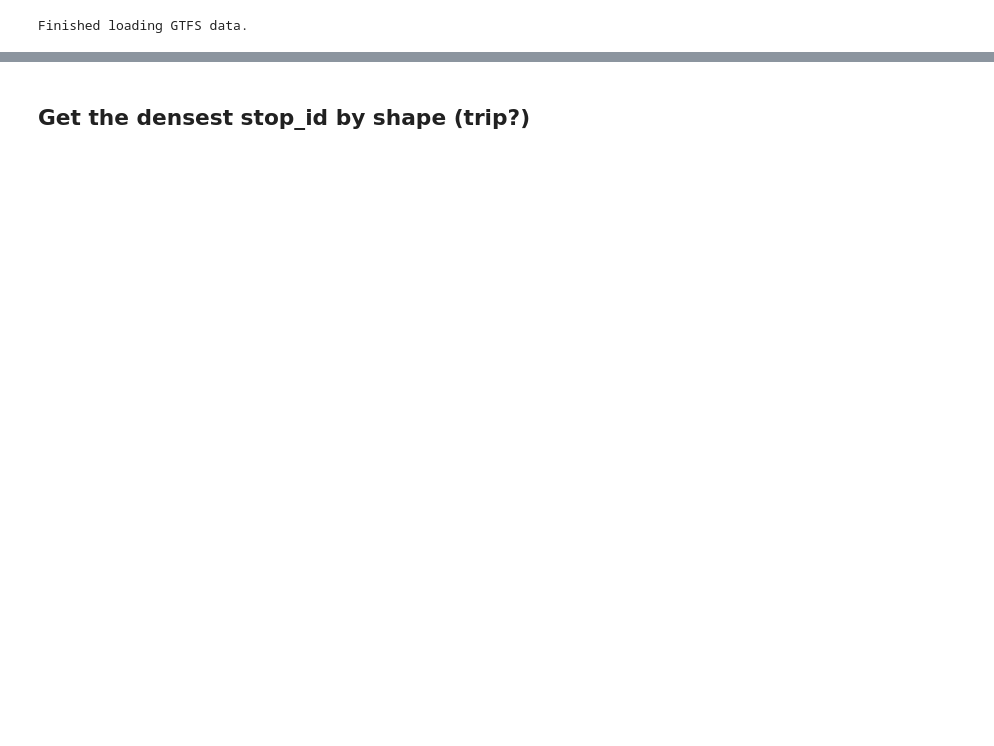
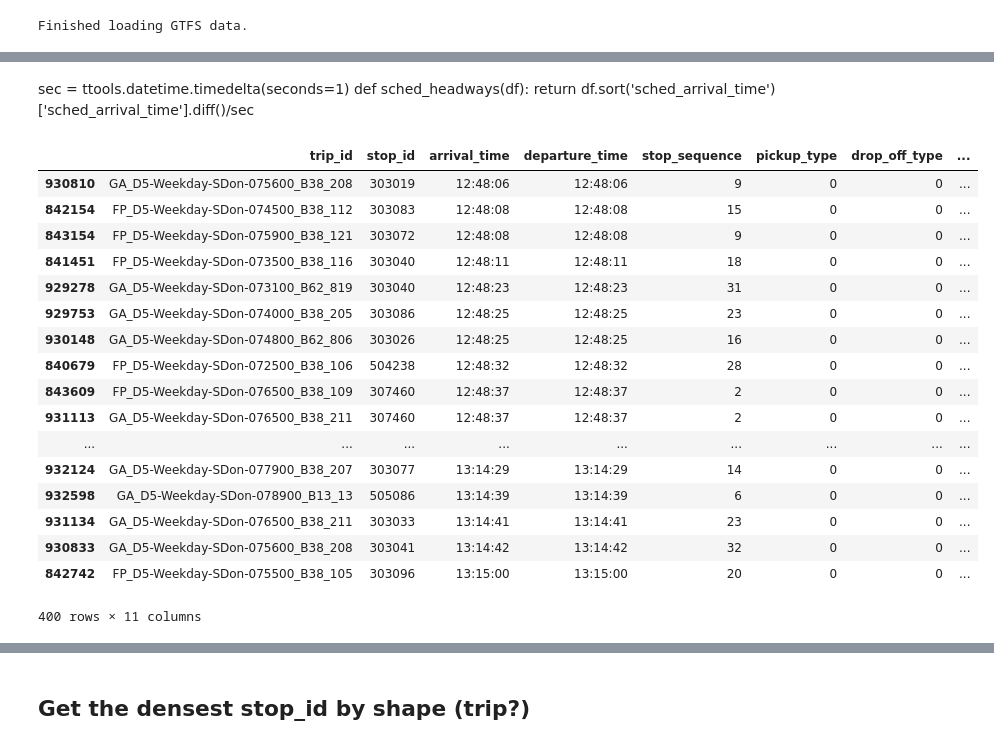
Before and after one commit to sarangof/Bus-Capstone, a Jupyter notebook: demonstration/common_metrics.ipynb, the cells around one changed output, grey strips where cells are left out. Cells and saved outputs as stored; diff of their text form; code cells hidden in the pictures; blank space fills up the shorter version.

```diff
--- a/demonstration/common_metrics.ipynb
+++ b/demonstration/common_metrics.ipynb
@@ -27,0 +32,35 @@ Finished loading GTFS data.
+# %%
+active_stops['sched_hour'] = active_stops.arrival_time.str[:2].astype(int)
+active_stops['sched_arrival_time'] = active_stops.arrival_time.apply(ttools.parseTime)
+# %%
+sched_times = active_stops.join(trips['route_id'],how='left')
+# %%
+sched_times = sched_times.reset_index().sort(['route_id','sched_arrival_time'])
+# %% [markdown]
+sec = ttools.datetime.timedelta(seconds=1)
+def sched_headways(df):
+    return df.sort('sched_arrival_time')['sched_arrival_time'].diff()/sec
+# %%
+sec = ttools.datetime.timedelta(seconds=1)
+sched_times['sched_headway'] = sched_times.groupby(['route_id','stop_id'])['sched_arrival_time'].diff()/sec
+# %%
+sched_times.iloc[200000:200400]
+# %% [output]
+|  | trip_id | stop_id | arrival_time | departure_time | stop_sequence | pickup_type | drop_off_type | ... |
+| 930810 | GA_D5-Weekday-SDon-075600_B38_208 | 303019 | 12:48:06 | 12:48:06 | 9 | 0 | 0 | ... |
+| 842154 | FP_D5-Weekday-SDon-074500_B38_112 | 303083 | 12:48:08 | 12:48:08 | 15 | 0 | 0 | ... |
+| 843154 | FP_D5-Weekday-SDon-075900_B38_121 | 303072 | 12:48:08 | 12:48:08 | 9 | 0 | 0 | ... |
+| 841451 | FP_D5-Weekday-SDon-073500_B38_116 | 303040 | 12:48:11 | 12:48:11 | 18 | 0 | 0 | ... |
+| 929278 | GA_D5-Weekday-SDon-073100_B62_819 | 303040 | 12:48:23 | 12:48:23 | 31 | 0 | 0 | ... |
+| 929753 | GA_D5-Weekday-SDon-074000_B38_205 | 303086 | 12:48:25 | 12:48:25 | 23 | 0 | 0 | ... |
+| 930148 | GA_D5-Weekday-SDon-074800_B62_806 | 303026 | 12:48:25 | 12:48:25 | 16 | 0 | 0 | ... |
+| 840679 | FP_D5-Weekday-SDon-072500_B38_106 | 504238 | 12:48:32 | 12:48:32 | 28 | 0 | 0 | ... |
+| 843609 | FP_D5-Weekday-SDon-076500_B38_109 | 307460 | 12:48:37 | 12:48:37 | 2 | 0 | 0 | ... |
+| 931113 | GA_D5-Weekday-SDon-076500_B38_211 | 307460 | 12:48:37 | 12:48:37 | 2 | 0 | 0 | ... |
+| ... | ... | ... | ... | ... | ... | ... | ... | ... |
+| 932124 | GA_D5-Weekday-SDon-077900_B38_207 | 303077 | 13:14:29 | 13:14:29 | 14 | 0 | 0 | ... |
+| 932598 | GA_D5-Weekday-SDon-078900_B13_13 | 505086 | 13:14:39 | 13:14:39 | 6 | 0 | 0 | ... |
+| 931134 | GA_D5-Weekday-SDon-076500_B38_211 | 303033 | 13:14:41 | 13:14:41 | 23 | 0 | 0 | ... |
+| 930833 | GA_D5-Weekday-SDon-075600_B38_208 | 303041 | 13:14:42 | 13:14:42 | 32 | 0 | 0 | ... |
+| 842742 | FP_D5-Weekday-SDon-075500_B38_105 | 303096 | 13:15:00 | 13:15:00 | 20 | 0 | 0 | ... |
+400 rows × 11 columns
```
Also changed, not shown: parts of 49 cells of this notebook, 1 other file.
